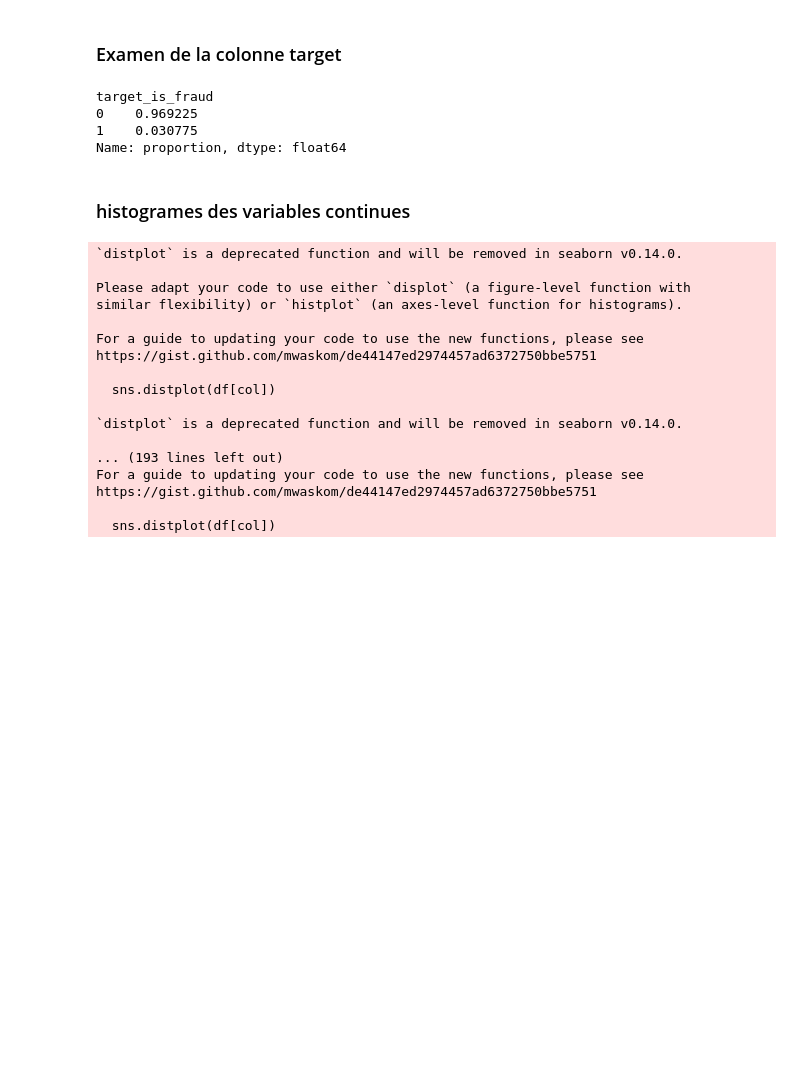
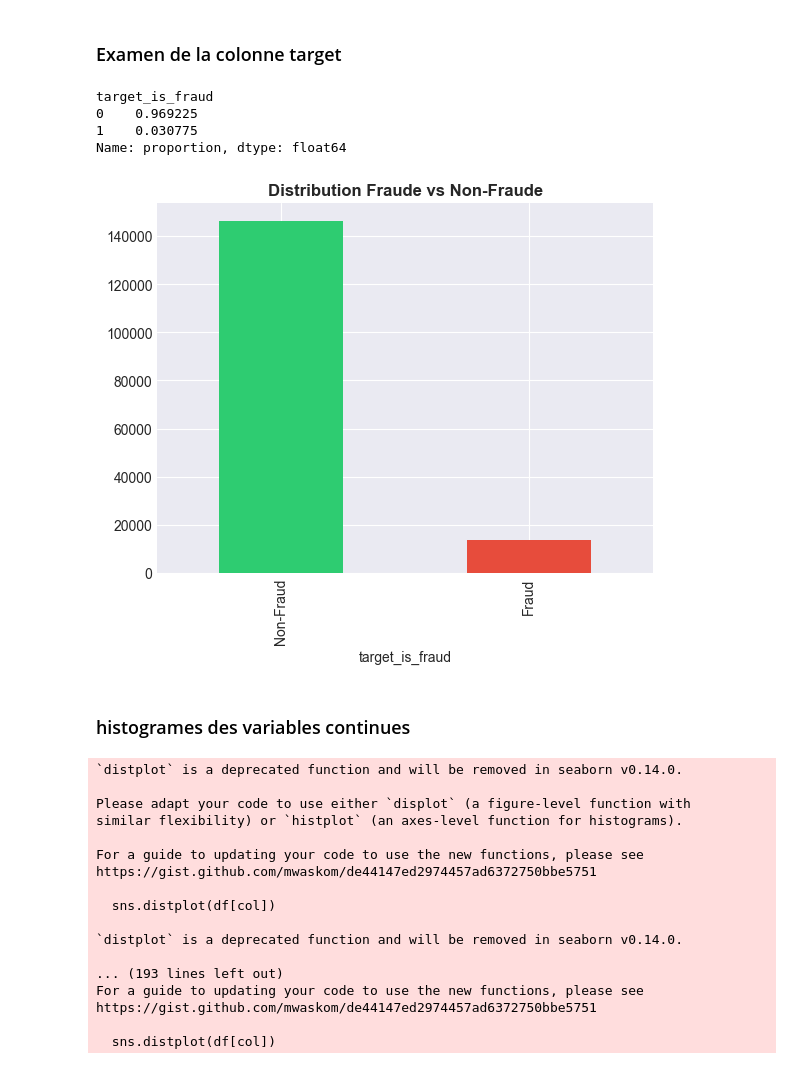
Before and after one commit to Noah-rsn/Projet_ML_B2_Noah_Yasmina, a Jupyter notebook: EDA/EDA_Noah.ipynb, the cells around one changed output. Drawn from its saved outputs; the diff is of its cells as text; code cells hidden in the pictures; blank space fills up the shorter version.

```diff
--- a/EDA/EDA_Noah.ipynb
+++ b/EDA/EDA_Noah.ipynb
@@ -209,6 +209,14 @@ target_is_fraud
 0    0.969225
 1    0.030775
 Name: proportion, dtype: float64
+# %%
+fig = plt.figure()
+df['target_is_fraud'].value_counts().plot(kind='bar', color=['#2ecc71', '#e74c3c'])
+plt.title('Distribution Fraude vs Non-Fraude', fontweight='bold')
+plt.xticks([0,1], ['Non-Fraud', 'Fraud'])
+plt.show()
+# %% [output]
+[figure, added]
 # %% [markdown]
 ### histogrames des variables continues
 # %%
```
Also changed, not shown: parts of 2 cells of this notebook, 9 other files.
